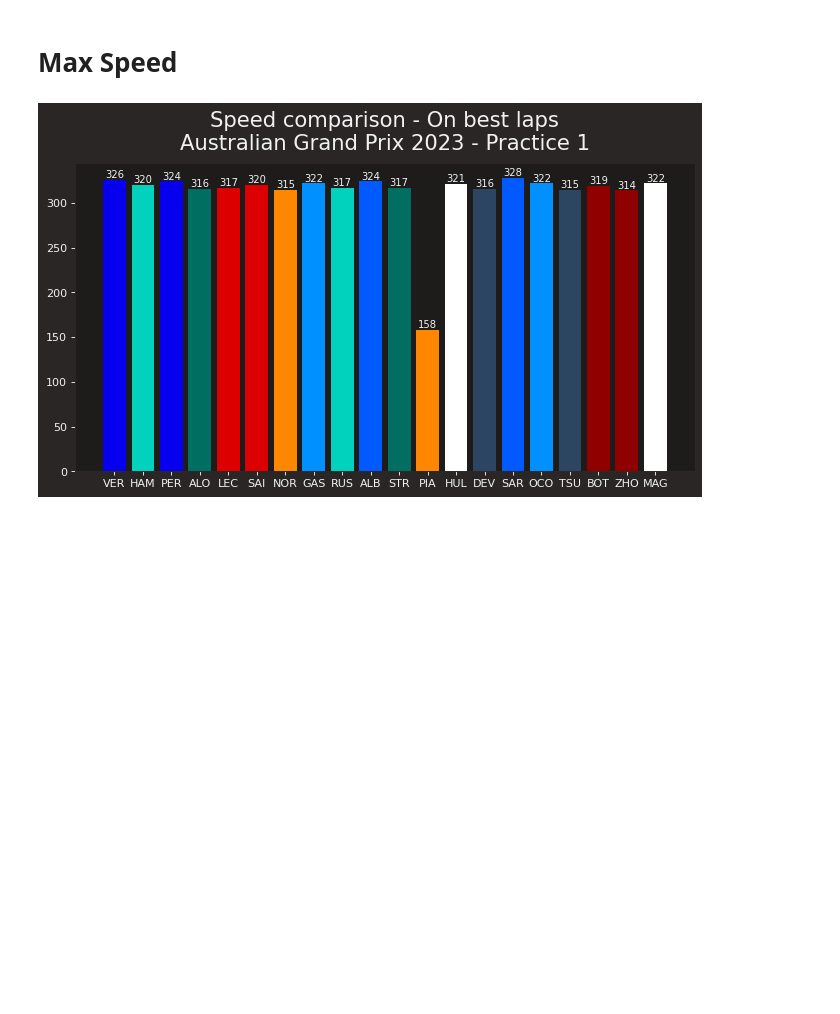
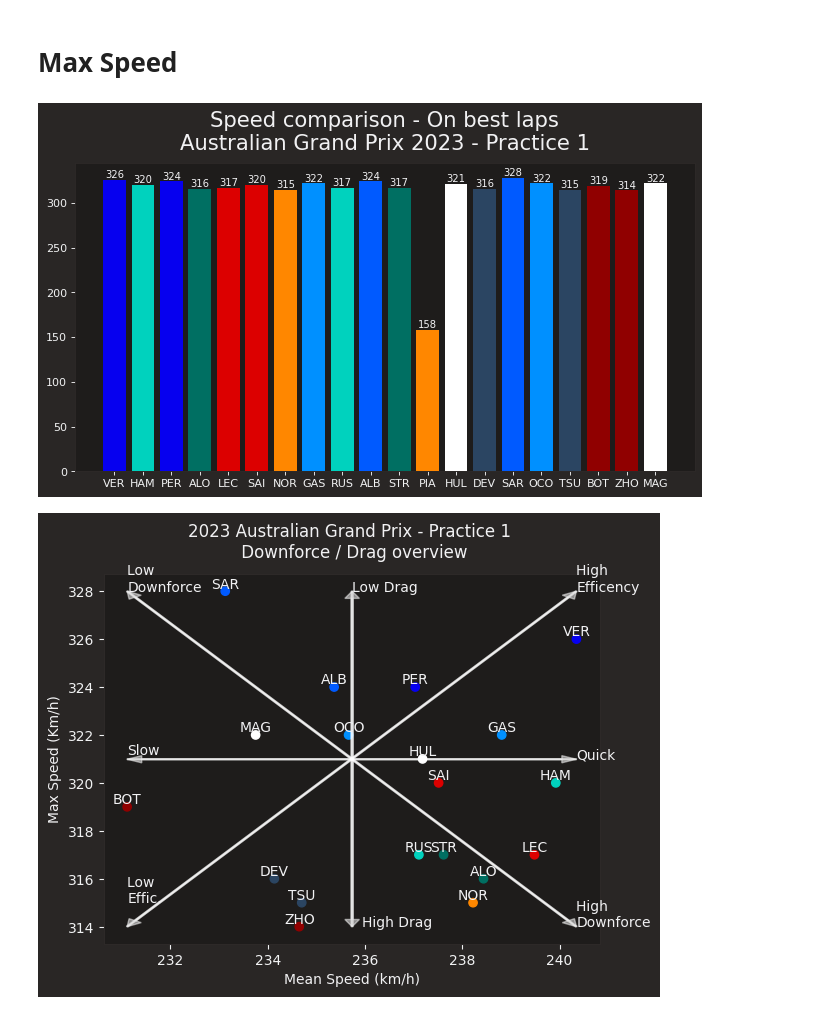
Before and after one commit to Rick8998/Australia2023F1, a Jupyter notebook: FP1/fp1.ipynb, the cells around one changed output. Saved outputs shown, nothing was run; the diff lists cells and outputs as text; code cells hidden in the pictures; blank space fills up the shorter version.

Commit message:
FP1 Downforce/Drag overview

```diff
--- a/FP1/fp1.ipynb
+++ b/FP1/fp1.ipynb
@@ -147,0 +179,66 @@ plt.show()
+# %%
+
+ff1.plotting.setup_mpl()
+plt.scatter(mean_speed_dict_ordered.values(), max_speed_dict_ordered.values(), color=team_colors)
+plt.xlabel("Mean Speed (km/h)")
+plt.ylabel("Max Speed (Km/h)")
+
+alpha = 0.5
+
+plt.arrow(x = min(mean_speed_dict_ordered.values()) , y = min(max_speed_dict_ordered.values()),
+          dx = ((max(mean_speed_dict_ordered.values()))-min(mean_speed_dict_ordered.values())),
+          dy=(max(max_speed_dict_ordered.values())-min(max_speed_dict_ordered.values())),
+          width=.04, color='white', head_width=.3, head_length=.3, length_includes_head = True, alpha=alpha)
+
+plt.arrow(x = max(mean_speed_dict_ordered.values()) , y = min(max_speed_dict_ordered.values()),
+          dx = (min(mean_speed_dict_ordered.values()) - (max(mean_speed_dict_ordered.values()))),
+          dy=(max(max_speed_dict_ordered.values())-min(max_speed_dict_ordered.values())),
+          width=.04, color='white', head_width=.3, head_length=.3, length_includes_head = True, alpha=alpha)
+
+plt.arrow(x = (sum(mean_speed_dict_ordered.values())/len(mean_speed_dict_ordered))-0.8 , y = min(max_speed_dict_ordered.values()),
+          dx = 0,
+          dy=(max(max_speed_dict_ordered.values())-min(max_speed_dict_ordered.values())),
+          width=.04, color='white', head_width=.3, head_length=.3, length_includes_head = True, alpha=alpha)
+
+plt.arrow(x = max(mean_speed_dict_ordered.values()) , y = (sum(max_speed_dict_ordered.values())/len(max_speed_dict_ordered))+1.25,
+          dx = (min(mean_speed_dict_ordered.values()) - (max(mean_speed_dict_ordered.values()))),
+          dy=0,
+          width=.04, color='white', head_width=.3, head_length=.3, length_includes_head = True, alpha=alpha)
+
+plt.arrow(x = max(mean_speed_dict_ordered.values()) , y = max(max_speed_dict_ordered.values()),
+          dx = min(mean_speed_dict_ordered.values()) - ((max(mean_speed_dict_ordered.values()))),
+          dy=(min(max_speed_dict_ordered.values())-max(max_speed_dict_ordered.values())),
+          width=.04, color='white', head_width=.3, head_length=.3, length_includes_head = True, alpha=alpha)
+
+plt.arrow(x = min(mean_speed_dict_ordered.values()) , y = max(max_speed_dict_ordered.values()),
+          dx =  (max(mean_speed_dict_ordered.values())) - min(mean_speed_dict_ordered.values()),
+          dy=min(max_speed_dict_ordered.values()) - max(max_speed_dict_ordered.values()),
+          width=.04, color='white', head_width=.3, head_length=.3, length_includes_head = True, alpha=alpha)
+
+plt.arrow(x = (sum(mean_speed_dict_ordered.values())/len(mean_speed_dict_ordered))-0.8 , y = max(max_speed_dict_ordered.values()),
+          dx = 0,
+          dy=min(max_speed_dict_ordered.values()) - max(max_speed_dict_ordered.values()),
+          width=.04, color='white', head_width=.3, head_length=.3, length_includes_head = True, alpha=alpha)
+
+plt.arrow(x = min(mean_speed_dict_ordered.values()) , y = (sum(max_speed_dict_ordered.values())/len(max_speed_dict_ordered))+1.25,
+          dx =  (max(mean_speed_dict_ordered.values()) - min(mean_speed_dict_ordered.values())),
+          dy=0,
+          width=.04, color='white', head_width=.3, head_length=.3, length_includes_head = True, alpha=alpha)
+
+plt.annotate('High \nEfficency', xy = (max(mean_speed_dict_ordered.values()), max(max_speed_dict_ordered.values())))
+plt.annotate('Low \nDownforce', xy = (min(mean_speed_dict_ordered.values()), max(max_speed_dict_ordered.values())))
+plt.annotate('High \nDownforce', xy = (max(mean_speed_dict_ordered.values()), min(max_speed_dict_ordered.values())))
+plt.annotate('Low \nEffic.', xy = (min(mean_speed_dict_ordered.values()), min(max_speed_dict_ordered.values())+1))
+
+plt.annotate('Quick', xy = (max(mean_speed_dict_ordered.values()), (sum(max_speed_dict_ordered.values())/len(max_speed_dict_ordered))+1.25))
+plt.annotate('Slow', xy = (min(mean_speed_dict_ordered.values()), (sum(max_speed_dict_ordered.values())/len(max_speed_dict_ordered))+1.45))
+plt.annotate('Low Drag', xy = ((sum(mean_speed_dict_ordered.values())/len(mean_speed_dict_ordered))-0.6, max(max_speed_dict_ordered.values())))
+plt.annotate('High Drag', xy =((sum(mean_speed_dict_ordered.values())/len(mean_speed_dict_ordered))-0.6, min(max_speed_dict_ordered.values())))
+
+for (xi, yi, zi) in zip(mean_speed_dict_ordered.values(), max_speed_dict_ordered.values(), mean_speed_dict_ordered):
+    plt.text(xi, yi, zi, va='bottom', ha='center')
+
+plt.title(f"{fp.event.year} {fp.event.EventName} - {fp.name} \n Downforce / Drag overview", fontsize = 12)
+plt.show()
+# %% [output]
+[figure, added]
```
Also changed, not shown: parts of 1 cell of this notebook, 1 other file.
